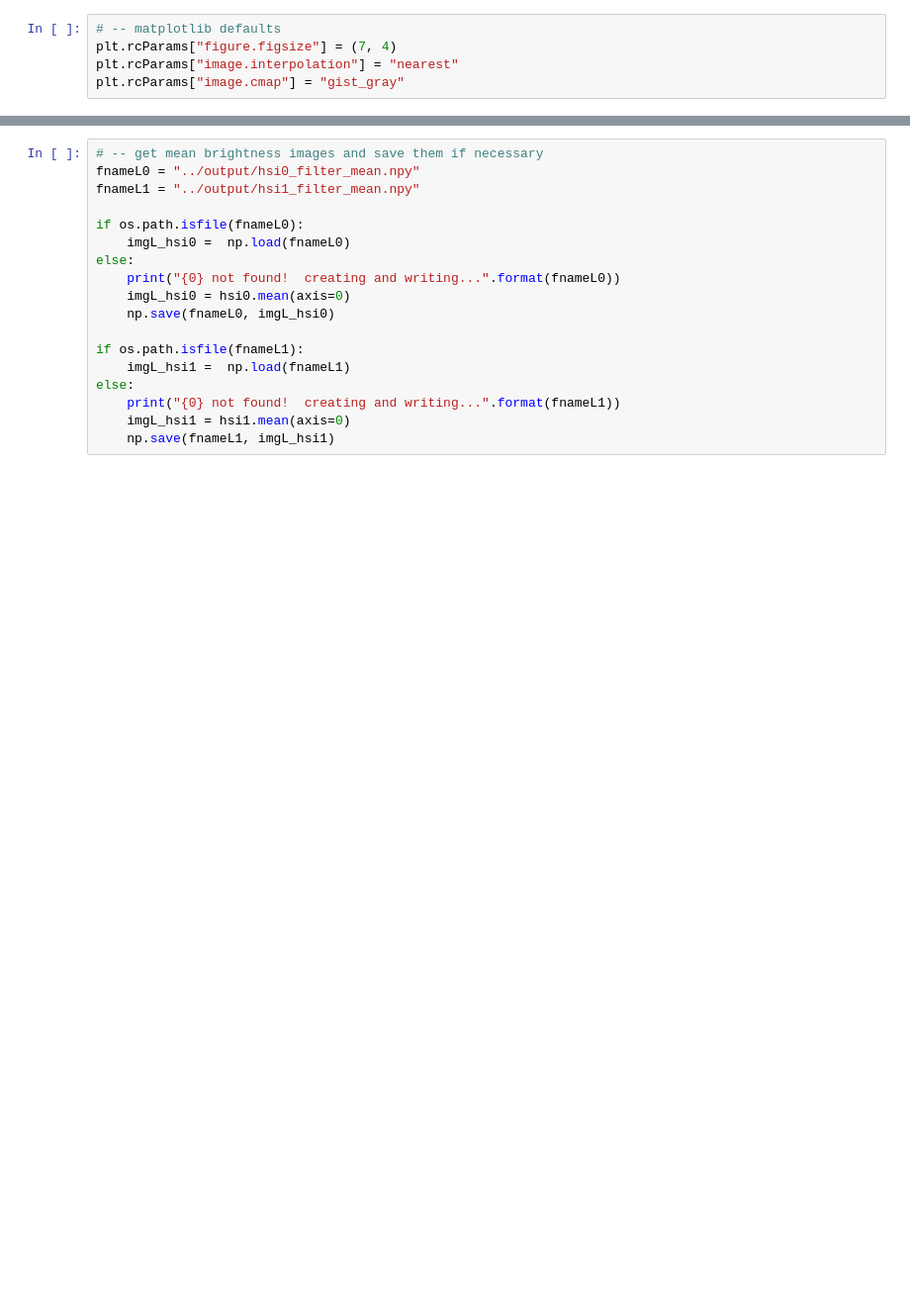
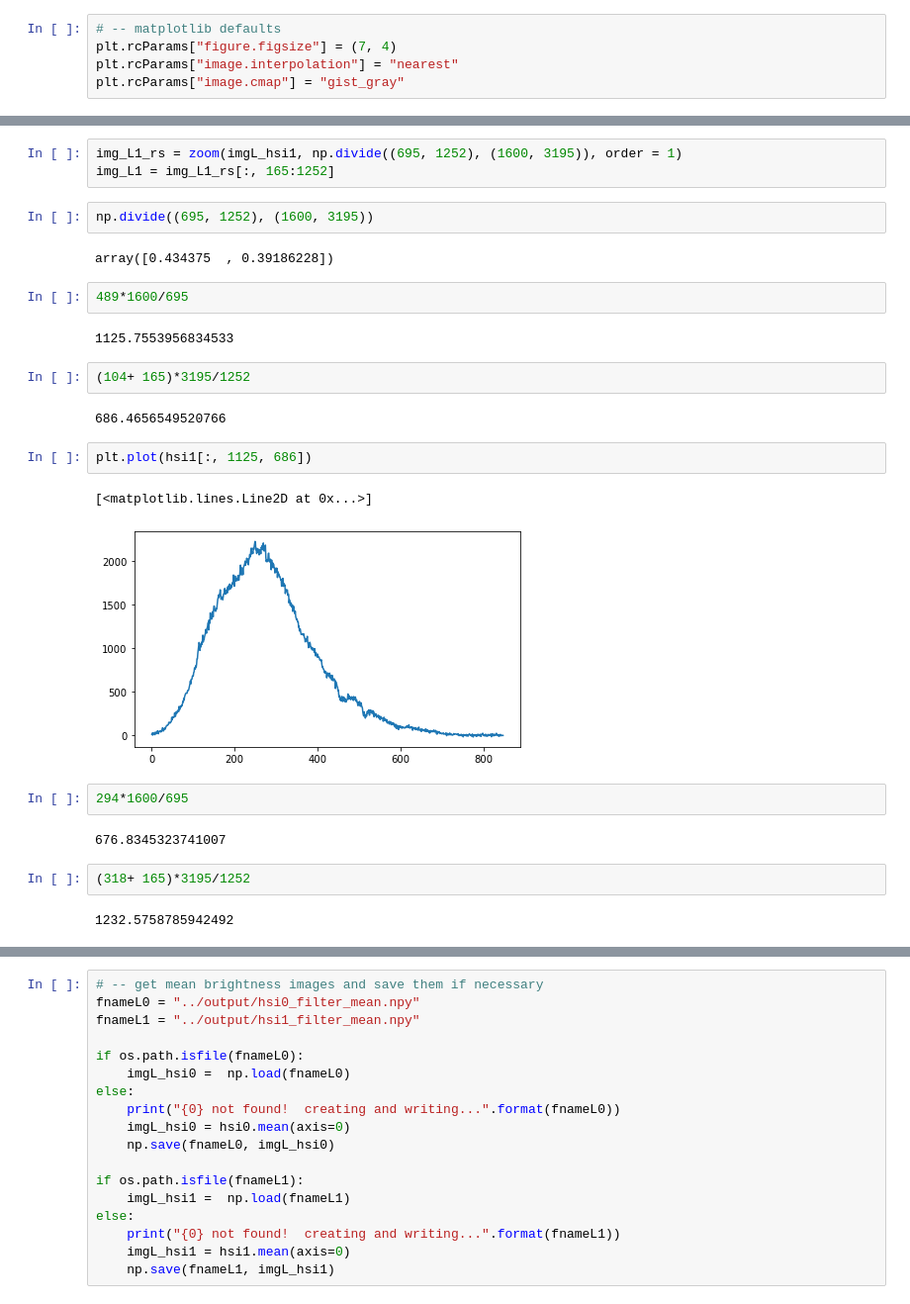
Before and after one commit to gdobler/lighting-tech-changeover, a Jupyter notebook: ltco/Sensor_Sensitivity_Correction.ipynb, the cells around one changed output, grey strips where cells are left out. Shown at 99% size. Drawn from its saved outputs; the diff is of its cells as text; blank space fills up the shorter version.

```diff
--- a/ltco/Sensor_Sensitivity_Correction.ipynb
+++ b/ltco/Sensor_Sensitivity_Correction.ipynb
@@ -26,0 +26,28 @@ KeyboardInterrupt:
+# %%
+img_L1_rs = zoom(imgL_hsi1, np.divide((695, 1252), (1600, 3195)), order = 1)
+img_L1 = img_L1_rs[:, 165:1252]
+# %%
+np.divide((695, 1252), (1600, 3195))
+# %% [output]
+array([0.434375  , 0.39186228])
+# %%
+489*1600/695
+# %% [output]
+1125.7553956834533
+# %%
+(104+ 165)*3195/1252
+# %% [output]
+686.4656549520766
+# %%
+plt.plot(hsi1[:, 1125, 686])
+# %% [output]
+[<matplotlib.lines.Line2D at 0x...>]
+[figure, added]
+# %%
+294*1600/695
+# %% [output]
+676.8345323741007
+# %%
+(318+ 165)*3195/1252
+# %% [output]
+1232.5758785942492
```
Also changed, not shown: parts of 26 cells of this notebook, 4 other files.
